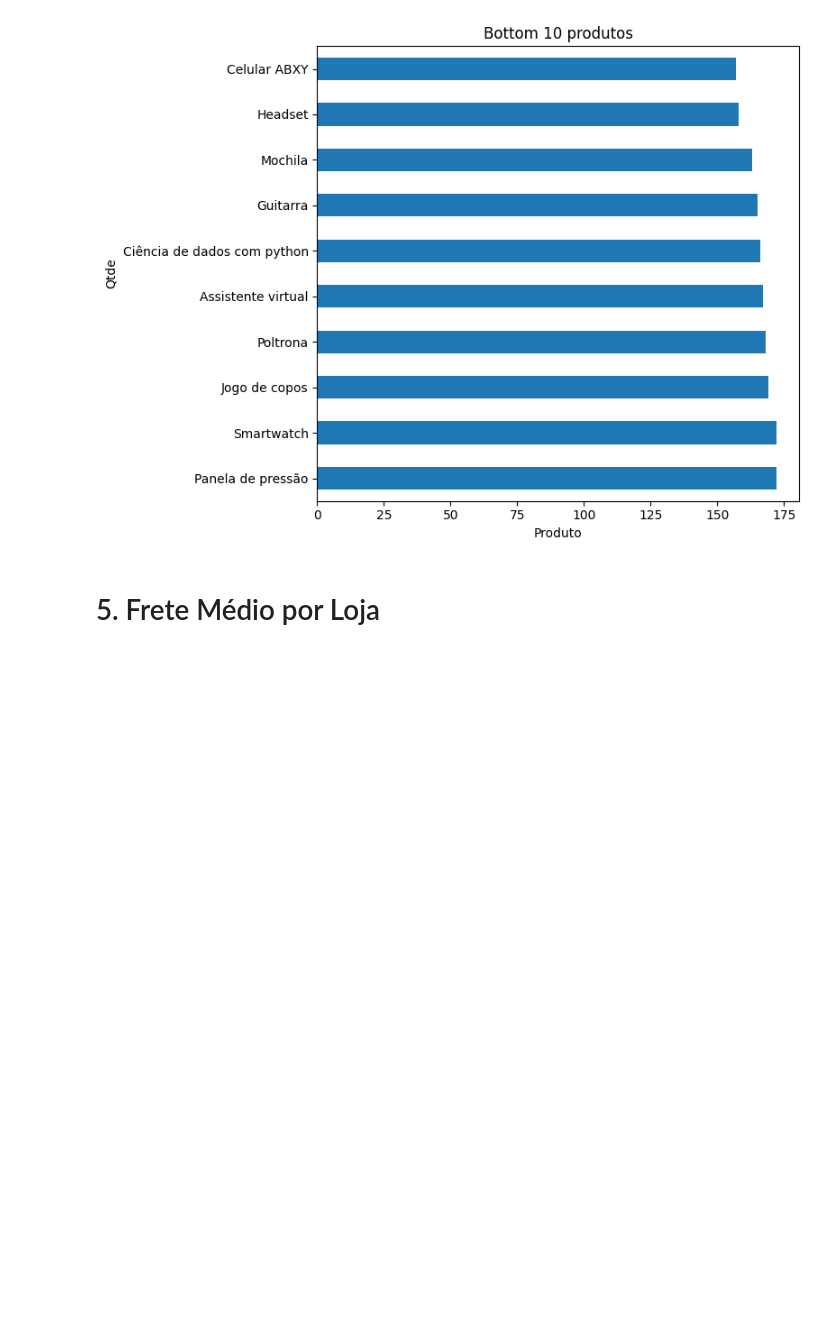
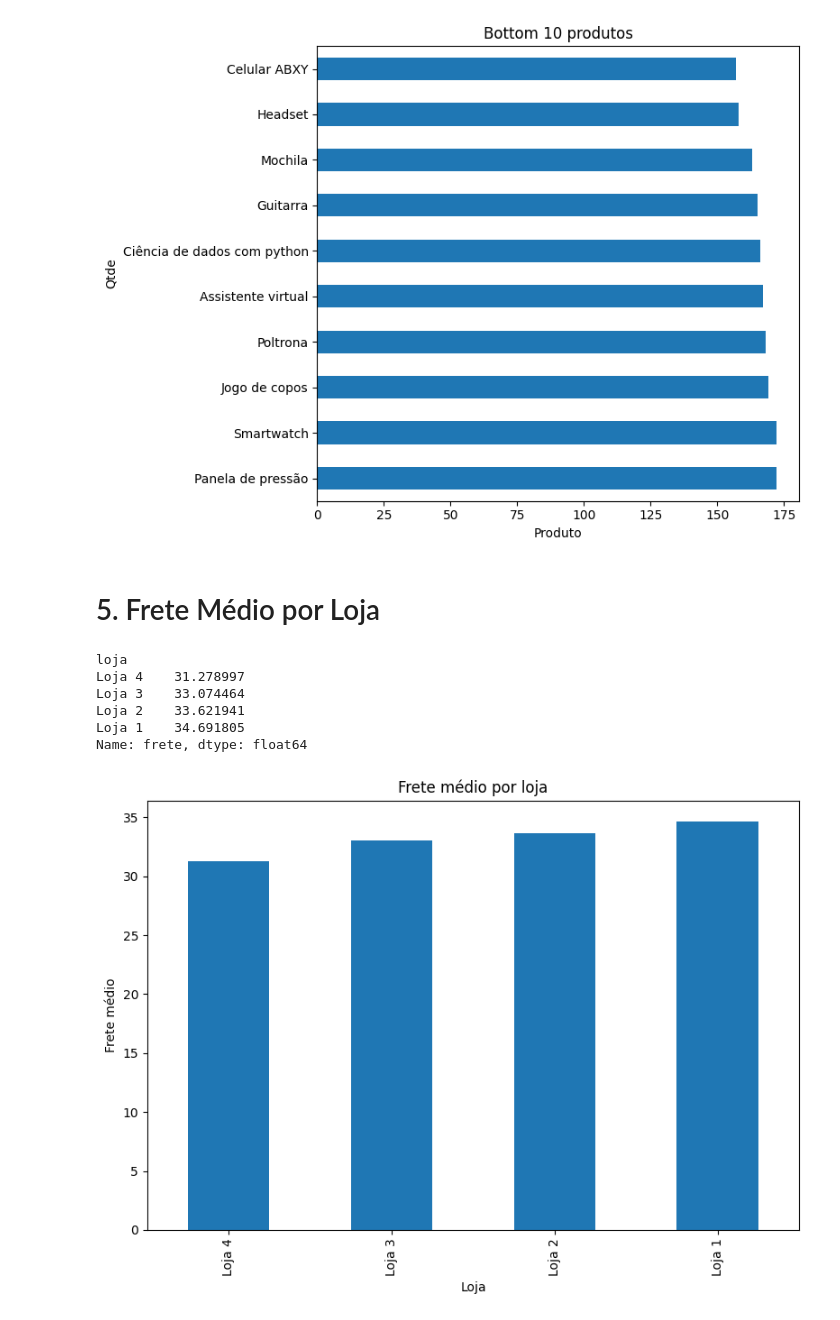
Before and after one commit to Wilson-Maciel/Store_ciencia_de_dados, a Jupyter notebook: AluraStoreBrasil.ipynb, the cells around one changed output. Saved outputs shown, nothing was run; the diff lists cells and outputs as text; code cells hidden in the pictures; blank space fills up the shorter version.

Commit message:
4.5 frete médio por loja (groupby mean + barras)

```diff
--- a/AluraStoreBrasil.ipynb
+++ b/AluraStoreBrasil.ipynb
@@ -393,3 +393,28 @@ plt.show()
 [figure]
 # %% [markdown]
 # 5. Frete Médio por Loja
+# %%
+#A AGREGAÇÃO (Calcular o frete médio e ordenar)
+frete_medio = (dados.groupby("loja")["frete"].mean().sort_values())
+print(frete_medio)
+
+#A PREPARAÇÃO (Criar a "tela" do gráfico)
+plt.figure(figsize=(8,6))
+
+#O DESENHO (Plotar o gráfico de barras)
+frete_medio.plot(kind="bar")
+
+#O CONTEXTO (Adicionar Título e Rótulos)
+plt.title("Frete médio por loja")
+plt.xlabel("Loja"); plt.ylabel("Frete médio")
+
+#A FINALIZAÇÃO (Ajustar e Mostrar)
+plt.tight_layout(); plt.show()
+# %% [output]
+loja
+Loja 4    31.278997
+Loja 3    33.074464
+Loja 2    33.621941
+Loja 1    34.691805
+Name: frete, dtype: float64
+[figure, added]
```
